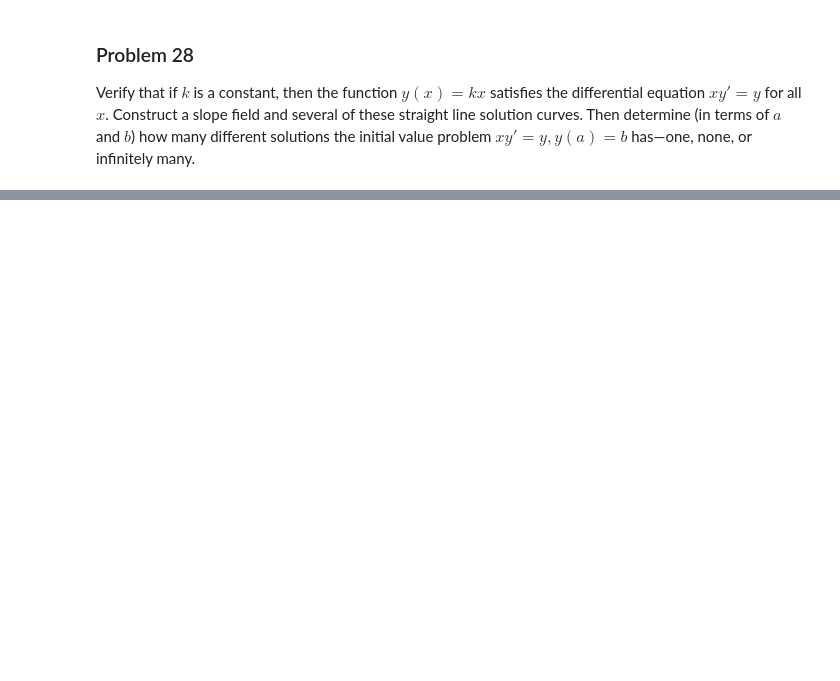
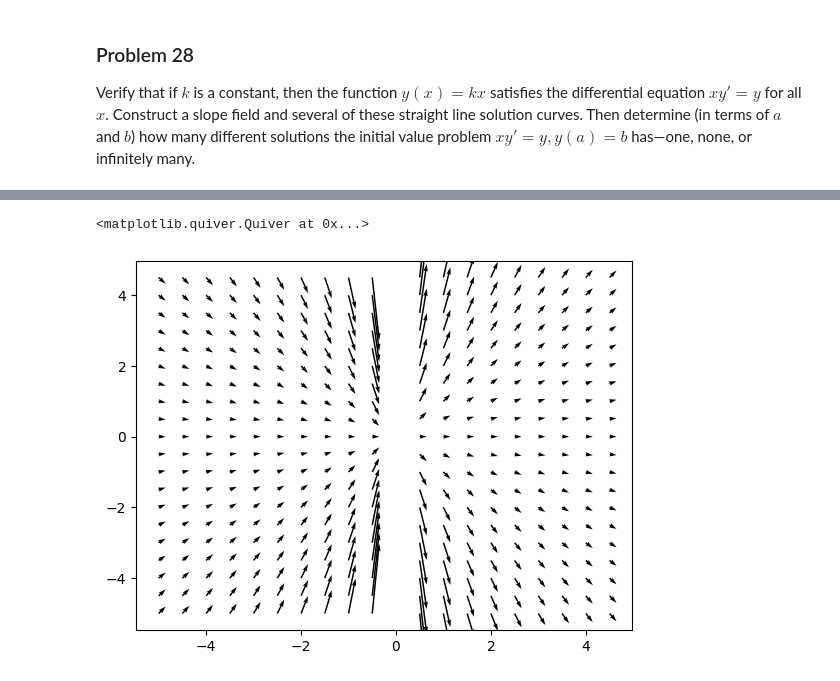
Before and after one commit to Khanrik/UniFolder, a Jupyter notebook: 3. Semester/Differentialligninger/TØ/Uge 36.ipynb, the cells around one changed output, grey strips where cells are left out. Drawn from its saved outputs; the diff is of its cells as text; code cells hidden in the pictures; blank space fills up the shorter version.

```diff
--- a/3. Semester/Differentialligninger/TØ/Uge 36.ipynb
+++ b/3. Semester/Differentialligninger/TØ/Uge 36.ipynb
@@ -311,0 +359,14 @@ Verify that if $k$ is a constant, then the function $y(x) = k x$ satisfies the d
+# %%
+nx, ny = 0.5, 0.5
+y = np.arange(-5, 5, ny)
+x = np.arange(-5, 5, nx)
+
+X, Y = np.meshgrid(x, y)
+
+dy = Y/X
+dx = np.ones(dy.shape)
+
+plt.quiver(X, Y, dx, dy)
+# %% [output]
+<matplotlib.quiver.Quiver at 0x...>
+[figure, added]
```
Also changed, not shown: parts of 7 cells of this notebook, 38 other files.
